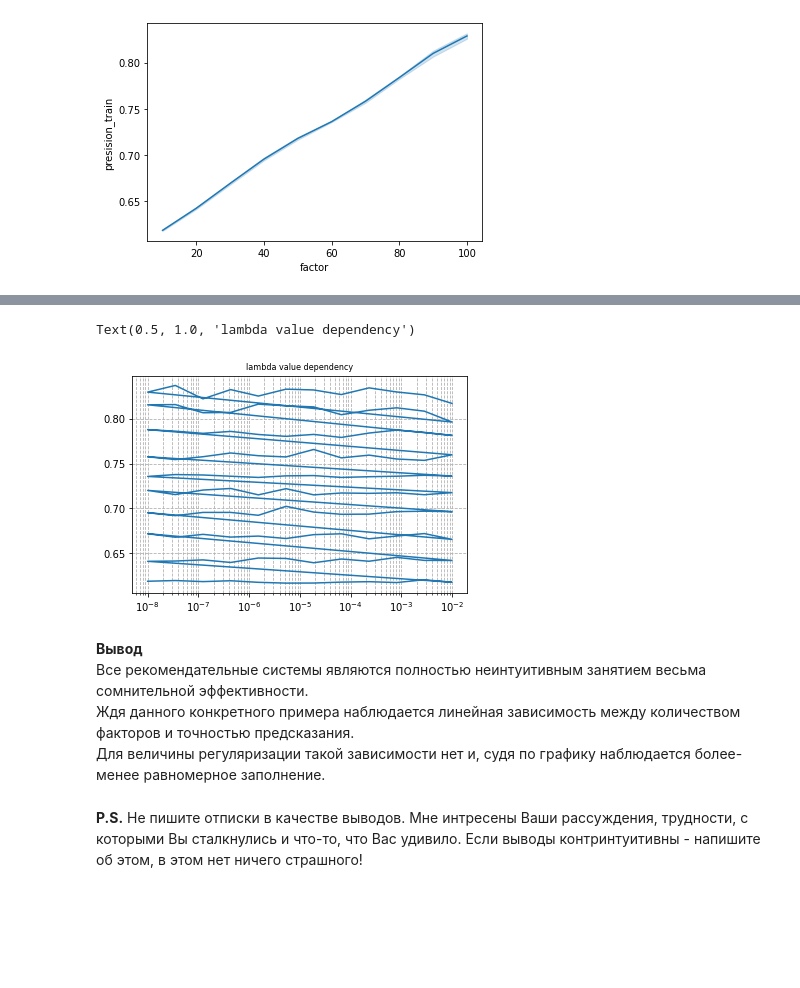
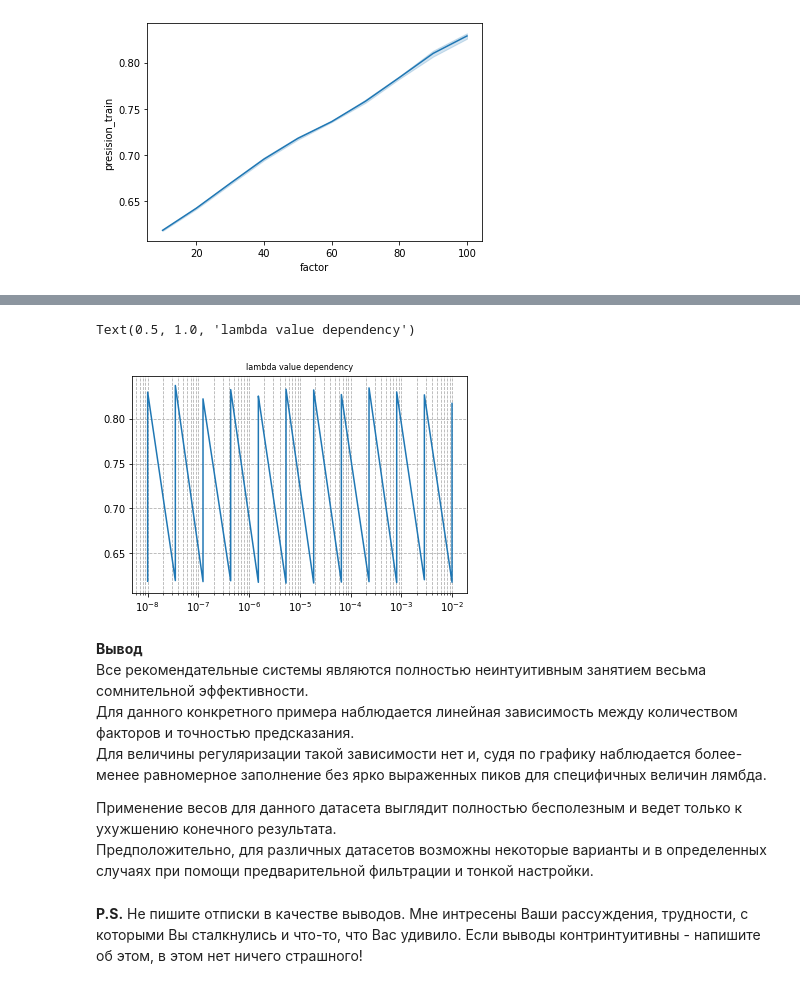
Before and after one commit to fandom170/Recommend_systems, a Jupyter notebook: Lesson_3/HW_3_tasks.ipynb, the cells around one changed output, grey strips where cells are left out. Saved outputs shown, nothing was run; the diff lists cells and outputs as text; code cells hidden in the pictures; blank space fills up the shorter version.

```diff
--- a/Lesson_3/HW_3_tasks.ipynb
+++ b/Lesson_3/HW_3_tasks.ipynb
@@ -427,3 +427,5 @@ sns.lineplot(data=df, x='factor', y = 'presision_train')
 [figure]
 # %%
 import matplotlib.pyplot as plt
+# %%
+x = df[['lambda_val', 'presision_train', 'factor']]
@@ -429,0 +441,2 @@ import matplotlib.pyplot as plt
+# %%
+x.sort_values(by=['lambda_val', 'factor'], inplace=True)
@@ -430,20 +457,23 @@ import matplotlib.pyplot as plt
 # %%
-plt.plot(df['lambda_val'],df['presision_train'])
+plt.plot(x['lambda_val'],x['presision_train'])
 #plt.xlim(x_min,x_max)
 #plt.ylim(np.exp(x_min),np.exp(x_max))
 plt.xscale('log')
 
 plt.grid(True,which="both", linestyle='--')
 
 plt.title('lambda value dependency', fontsize=8)
 # %% [output]
 Text(0.5, 1.0, 'lambda value dependency')
-[figure, old version]
+[figure, new version]
 # %% [markdown]
 **Вывод**
 Все рекомендательные системы являются полностью неинтуитивным занятием весьма сомнительной эффективности.
-Ждя данного конкретного примера наблюдается линейная зависимость между количеством факторов и точностью предсказания.
-Для величины регуляризации такой зависимости нет и, судя по графику наблюдается более-менее равномерное заполнение.
+Для данного конкретного примера наблюдается линейная зависимость между количеством факторов и точностью предсказания.
+Для величины регуляризации такой зависимости нет и, судя по графику наблюдается более-менее равномерное заполнение без ярко выраженных пиков для специфичных величин лямбда.
+
+Применение весов для данного датасета выглядит полностью бесполезным и ведет только к ухужшению конечного результата.
+Предположительно, для различных датасетов возможны некоторые варианты и в определенных случаях при помощи предварительной фильтрации и тонкой настройки.
 # %% [markdown]
 **P.S.** Не пишите отписки в качестве выводов. Мне интресены Ваши рассуждения, трудности, с которыми Вы сталкнулись и что-то, что Вас удивило. Если выводы контринтуитивны - напишите об этом, в этом нет ничего страшного!
 # %%
```
Also changed, not shown: parts of 3 cells of this notebook.
